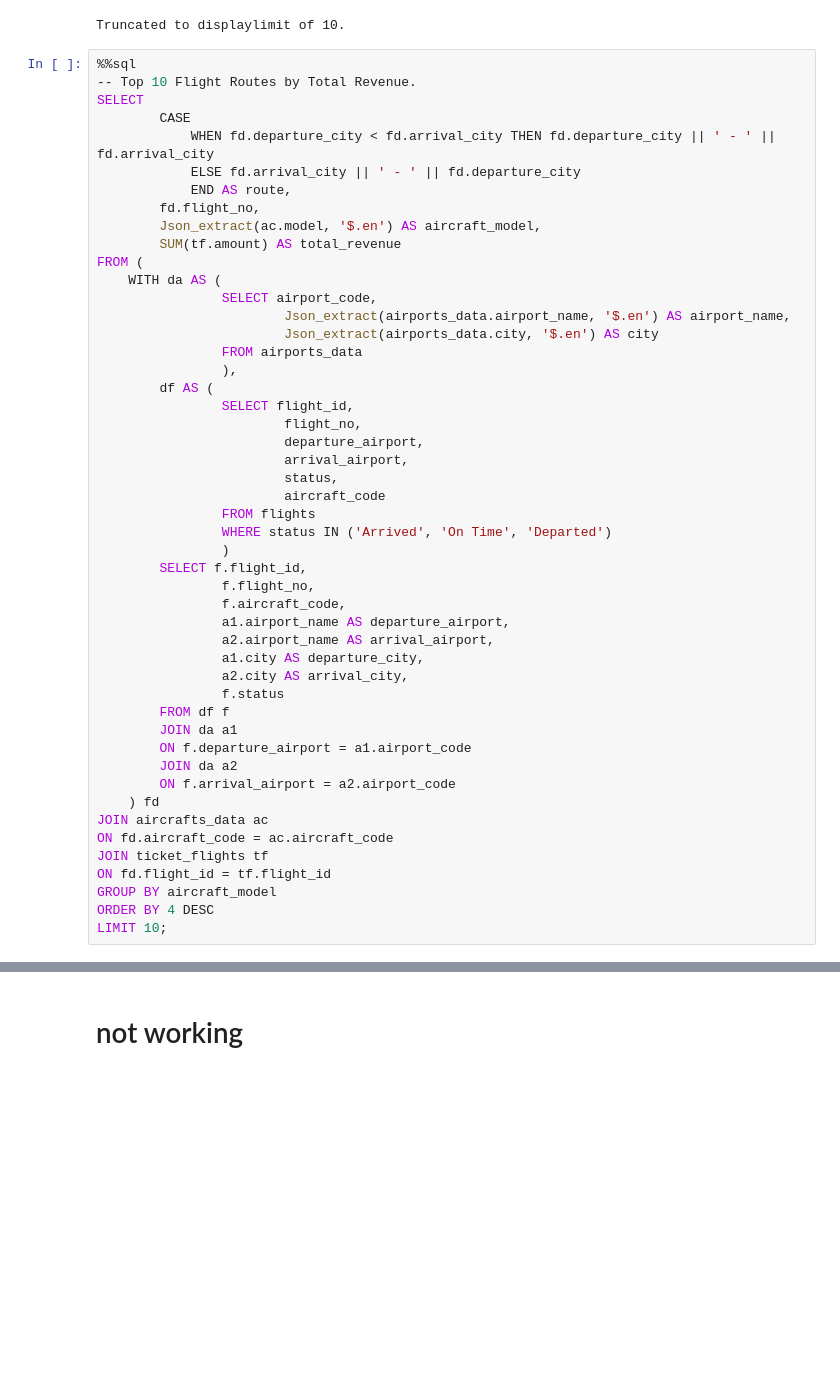
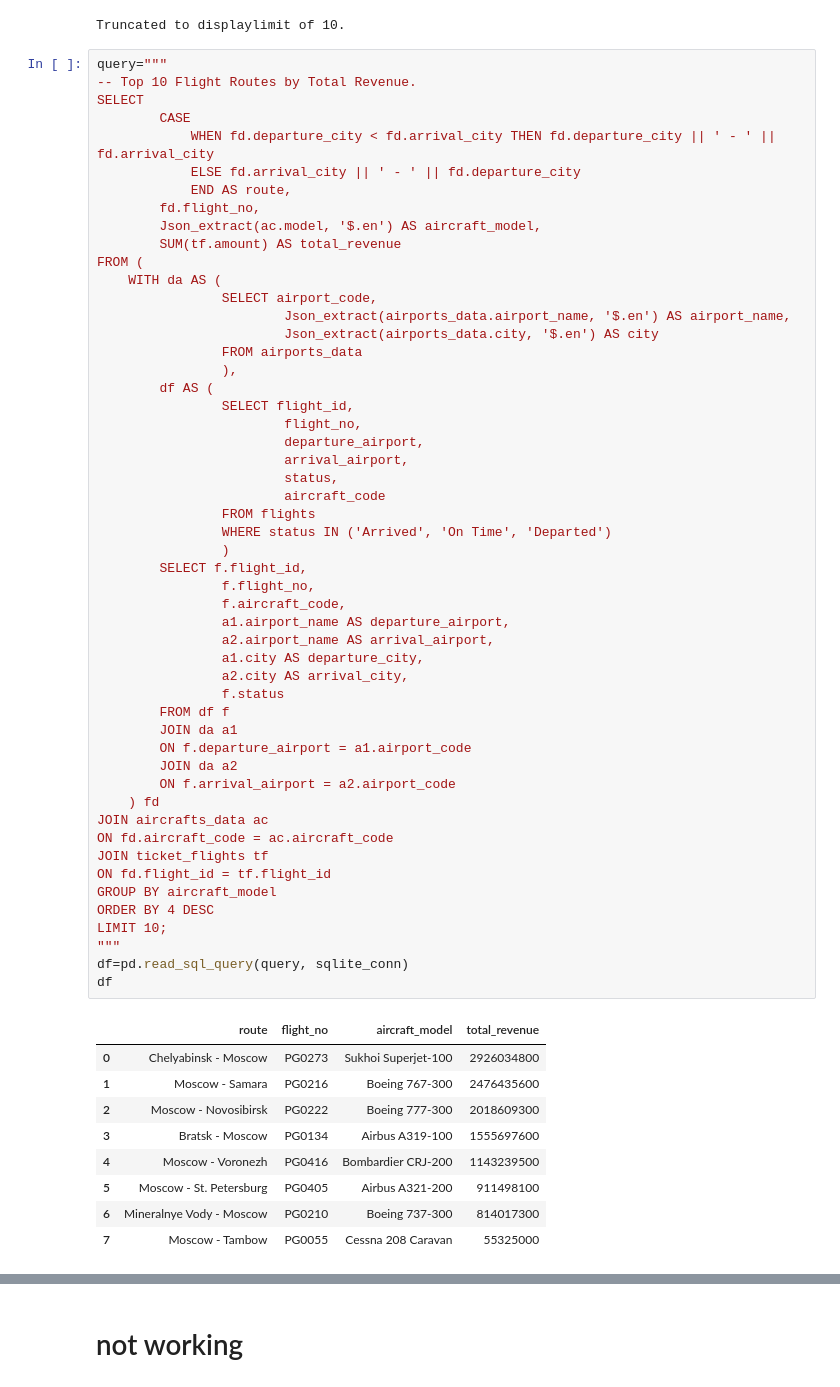
Before and after one commit to Daviedavie100/SQL_Projects, a Jupyter notebook: data.ipynb, the cells around one changed output, grey strips where cells are left out. Saved outputs shown, nothing was run; the diff lists cells and outputs as text; blank space fills up the shorter version.

```diff
--- a/data.ipynb
+++ b/data.ipynb
@@ -1079,7 +1079,7 @@ Running query in 'sqlite:///C:/Users/Davie/Downloads/archive/travel.sqlite'
 | Krasnoyarsk - Moscow | PG0547 | 244102800 |
 Truncated to displaylimit of 10.
 # %%
-%%sql
+query="""
 -- Top 10 Flight Routes by Total Revenue.
 SELECT
         CASE
@@ -1100,30 +1100,43 @@ FROM (
                 SELECT flight_id,
                         flight_no,
                         departure_airport,
                         arrival_airport,
                         status,
                         aircraft_code
                 FROM flights
                 WHERE status IN ('Arrived', 'On Time', 'Departed')
                 )
         SELECT f.flight_id,
                 f.flight_no,
                 f.aircraft_code,
                 a1.airport_name AS departure_airport,
                 a2.airport_name AS arrival_airport,
                 a1.city AS departure_city,
                 a2.city AS arrival_city,
                 f.status
         FROM df f
         JOIN da a1
         ON f.departure_airport = a1.airport_code
         JOIN da a2
         ON f.arrival_airport = a2.airport_code
     ) fd
 JOIN aircrafts_data ac
 ON fd.aircraft_code = ac.aircraft_code
 JOIN ticket_flights tf
 ON fd.flight_id = tf.flight_id
 GROUP BY aircraft_model
 ORDER BY 4 DESC
 LIMIT 10;
+"""
+df=pd.read_sql_query(query, sqlite_conn)
+df
+# %% [output]
+|  | route | flight_no | aircraft_model | total_revenue |
+| 0 | Chelyabinsk - Moscow | PG0273 | Sukhoi Superjet-100 | 2926034800 |
+| 1 | Moscow - Samara | PG0216 | Boeing 767-300 | 2476435600 |
+| 2 | Moscow - Novosibirsk | PG0222 | Boeing 777-300 | 2018609300 |
+| 3 | Bratsk - Moscow | PG0134 | Airbus A319-100 | 1555697600 |
+| 4 | Moscow - Voronezh | PG0416 | Bombardier CRJ-200 | 1143239500 |
+| 5 | Moscow - St. Petersburg | PG0405 | Airbus A321-200 | 911498100 |
+| 6 | Mineralnye Vody - Moscow | PG0210 | Boeing 737-300 | 814017300 |
+| 7 | Moscow - Tambow | PG0055 | Cessna 208 Caravan | 55325000 |
```
Also changed, not shown: parts of 5 cells of this notebook.
